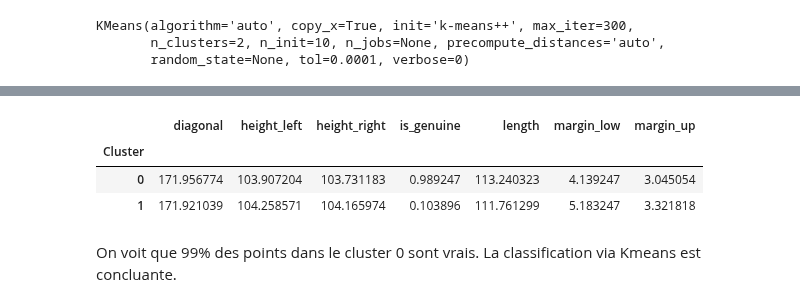
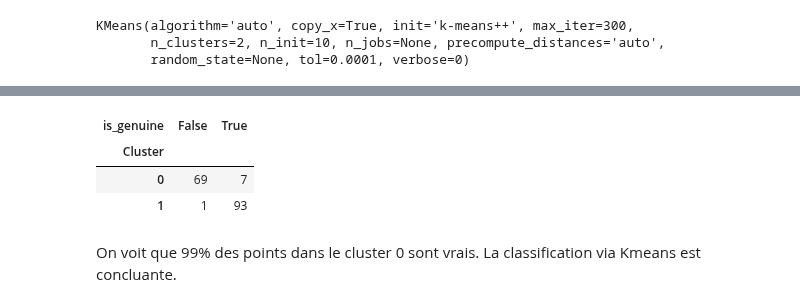
Before and after one commit to Sh4mSh4m/OCR_DA_proj6, a Jupyter notebook: Projet 6.ipynb, the cells around one changed output, grey strips where cells are left out. Saved outputs shown, nothing was run; the diff lists cells and outputs as text; code cells hidden in the pictures.

```diff
--- a/Projet 6.ipynb
+++ b/Projet 6.ipynb
@@ -374 +376,4 @@ data_raw
 170 rows × 8 columns
+# %%
+extract = data_raw.loc[:, ["Cluster", "is_genuine"]]
+extract
@@ -375,10 +394,10 @@ data_raw
 # %%
-data_raw.pivot_table(index='Cluster',  aggfunc='mean')
+extract.pivot_table(index='Cluster', columns='is_genuine', aggfunc=lambda x: len(x))
 # %% [output]
-|  | diagonal | height_left | height_right | is_genuine | length | margin_low | margin_up |
-| Cluster |  |  |  |  |  |  |  |
-| 0 | 171.956774 | 103.907204 | 103.731183 | 0.989247 | 113.240323 | 4.139247 | 3.045054 |
-| 1 | 171.921039 | 104.258571 | 104.165974 | 0.103896 | 111.761299 | 5.183247 | 3.321818 |
+| is_genuine | False | True |
+| Cluster |  |  |
+| 0 | 69 | 7 |
+| 1 | 1 | 93 |
 # %% [markdown]
 On voit que 99% des points dans le cluster 0 sont vrais. La classification via Kmeans est concluante.
 # %%
```
Also changed, not shown: parts of 34 cells of this notebook, 2 other files.
